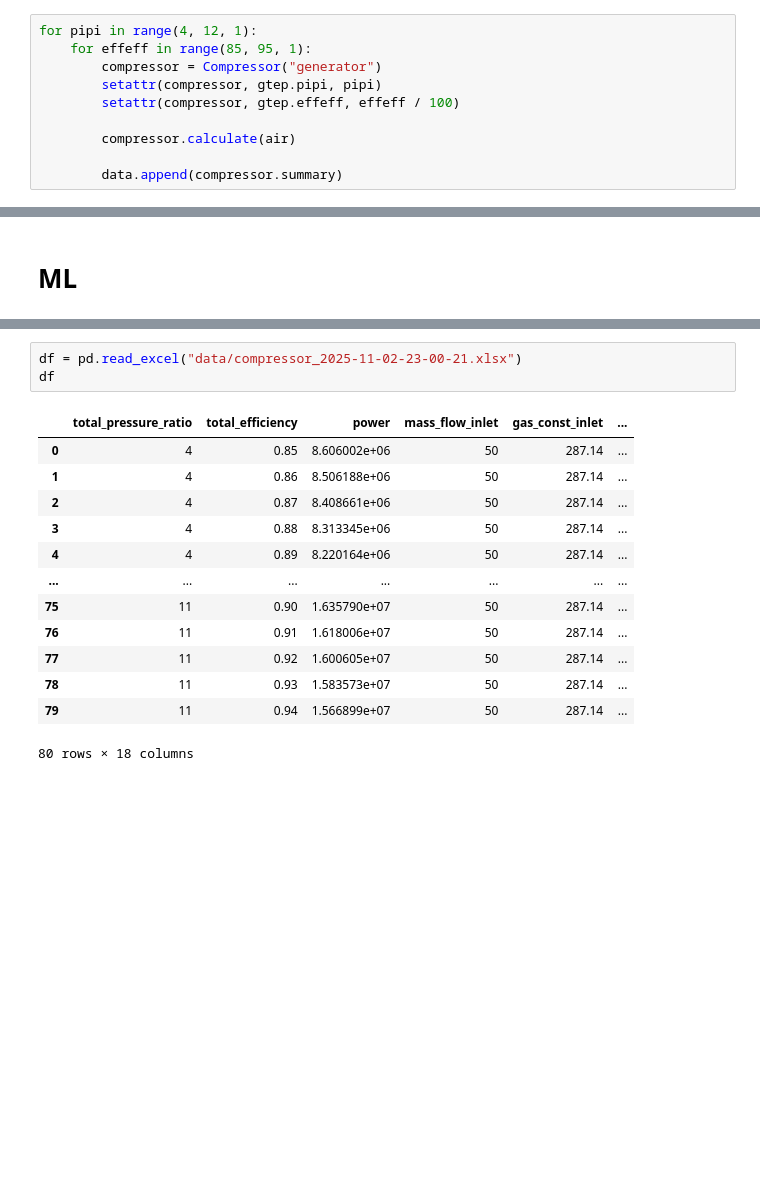
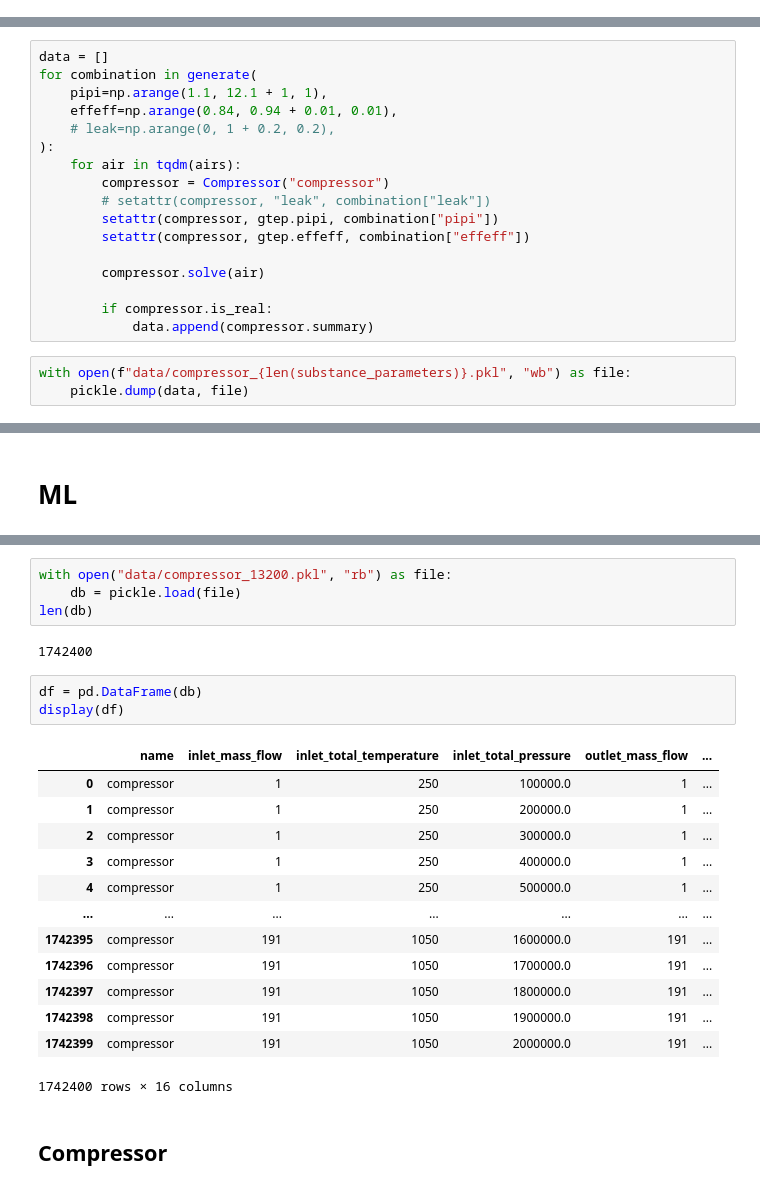
Before and after one commit to ParkhomenkoDV/gte, a Jupyter notebook: gte/ml.ipynb, the cells around one changed output, grey strips where cells are left out. Drawn from its saved outputs; the diff is of its cells as text; blank space fills up the shorter version.

```diff
--- a/gte/ml.ipynb
+++ b/gte/ml.ipynb
@@ -61,10 +135,0 @@ data = []
-# %%
-for pipi in range(4, 12, 1):
-    for effeff in range(85, 95, 1):
-        compressor = Compressor("generator")
-        setattr(compressor, gtep.pipi, pipi)
-        setattr(compressor, gtep.effeff, effeff / 100)
-
-        compressor.calculate(air)
-
-        data.append(compressor.summary)
@@ -89,3 +136,23 @@ critical_sound_speed_outlet: 448.86294998197303
+# %%
+data = []
+for combination in generate(
+    pipi=np.arange(1.1, 12.1 + 1, 1),
+    effeff=np.arange(0.84, 0.94 + 0.01, 0.01),
+    # leak=np.arange(0, 1 + 0.2, 0.2),
+):
+    for air in tqdm(airs):
+        compressor = Compressor("compressor")
+        # setattr(compressor, "leak", combination["leak"])
+        setattr(compressor, gtep.pipi, combination["pipi"])
+        setattr(compressor, gtep.effeff, combination["effeff"])
+
+        compressor.solve(air)
+
+        if compressor.is_real:
+            data.append(compressor.summary)
+# %%
+with open(f"data/compressor_{len(substance_parameters)}.pkl", "wb") as file:
+    pickle.dump(data, file)
 # %%
 df = pd.DataFrame(data)
 df
@@ -135,18 +201,26 @@ os.listdir("data")
+# %%
+with open("data/compressor_13200.pkl", "rb") as file:
+    db = pickle.load(file)
+len(db)
+# %% [output]
+1742400
 # %%
-df = pd.read_excel("data/compressor_2025-11-02-23-00-21.xlsx")
-df
+df = pd.DataFrame(db)
+display(df)
 # %% [output]
-|  | total_pressure_ratio | total_efficiency | power | mass_flow_inlet | gas_const_inlet | ... |
-| 0 | 4 | 0.85 | 8.606002e+06 | 50 | 287.14 | ... |
-| 1 | 4 | 0.86 | 8.506188e+06 | 50 | 287.14 | ... |
-| 2 | 4 | 0.87 | 8.408661e+06 | 50 | 287.14 | ... |
-| 3 | 4 | 0.88 | 8.313345e+06 | 50 | 287.14 | ... |
-| 4 | 4 | 0.89 | 8.220164e+06 | 50 | 287.14 | ... |
+|  | name | inlet_mass_flow | inlet_total_temperature | inlet_total_pressure | outlet_mass_flow | ... |
+| 0 | compressor | 1 | 250 | 100000.0 | 1 | ... |
+| 1 | compressor | 1 | 250 | 200000.0 | 1 | ... |
+| 2 | compressor | 1 | 250 | 300000.0 | 1 | ... |
+| 3 | compressor | 1 | 250 | 400000.0 | 1 | ... |
+| 4 | compressor | 1 | 250 | 500000.0 | 1 | ... |
 | ... | ... | ... | ... | ... | ... | ... |
-| 75 | 11 | 0.90 | 1.635790e+07 | 50 | 287.14 | ... |
-| 76 | 11 | 0.91 | 1.618006e+07 | 50 | 287.14 | ... |
-| 77 | 11 | 0.92 | 1.600605e+07 | 50 | 287.14 | ... |
-| 78 | 11 | 0.93 | 1.583573e+07 | 50 | 287.14 | ... |
-| 79 | 11 | 0.94 | 1.566899e+07 | 50 | 287.14 | ... |
+| 1742395 | compressor | 191 | 1050 | 1600000.0 | 191 | ... |
+| 1742396 | compressor | 191 | 1050 | 1700000.0 | 191 | ... |
+| 1742397 | compressor | 191 | 1050 | 1800000.0 | 191 | ... |
+| 1742398 | compressor | 191 | 1050 | 1900000.0 | 191 | ... |
+| 1742399 | compressor | 191 | 1050 | 2000000.0 | 191 | ... |
-80 rows × 18 columns
+1742400 rows × 16 columns
+# %% [markdown]
+## Compressor
 # %%
```
Also changed, not shown: parts of 19 cells of this notebook, 5 other files.
